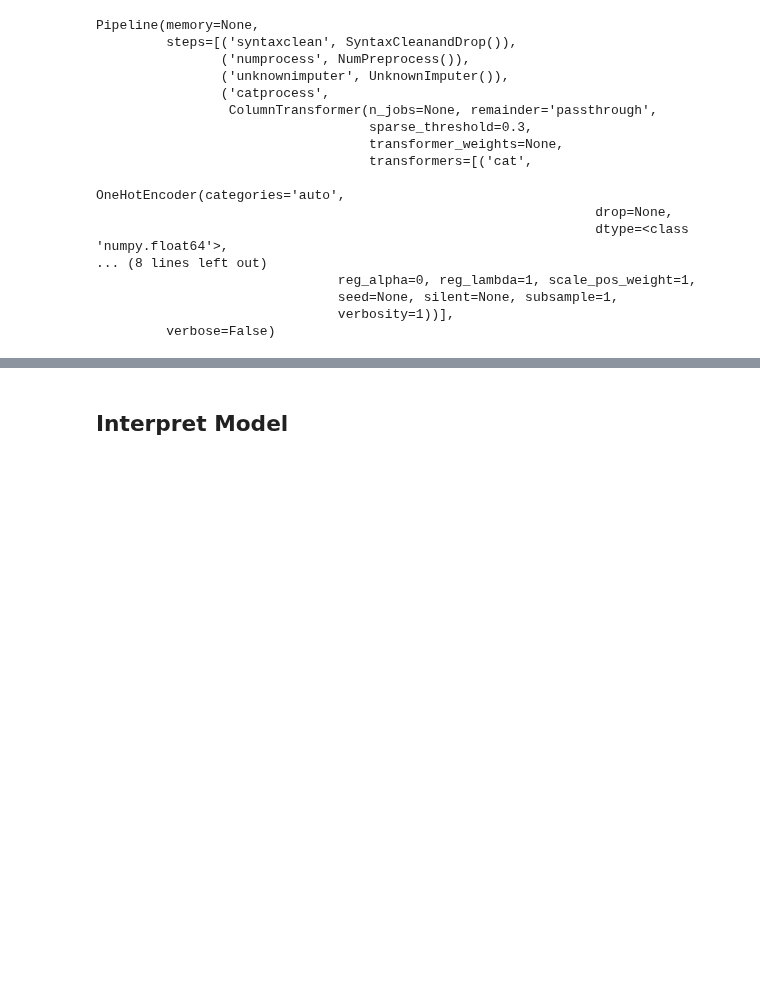
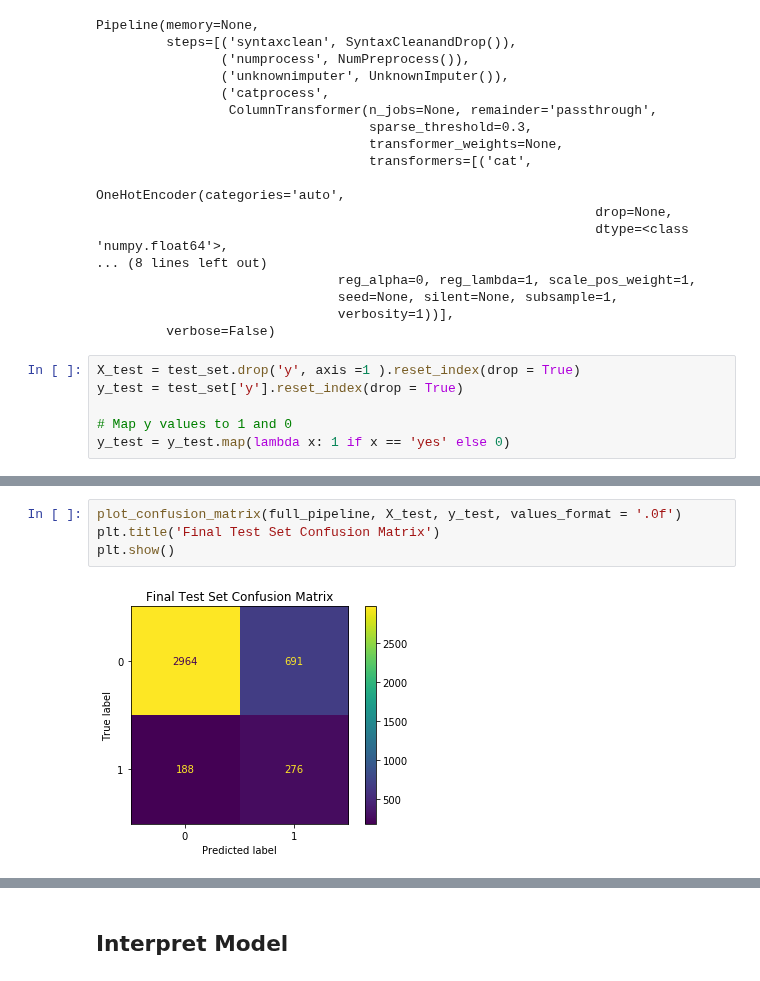
Before and after one commit to nadinezab/bank-marketing, a Jupyter notebook: bank-marketing.ipynb, the cells around one changed output, grey strips where cells are left out. Cells and saved outputs as stored; diff of their text form; blank space fills up the shorter version.

Commit message:
Add: test set predictions

```diff
--- a/bank-marketing.ipynb
+++ b/bank-marketing.ipynb
@@ -1891,3 +1904,9 @@ Pipeline(memory=None,
                                seed=None, silent=None, subsample=1,
                                verbosity=1))],
          verbose=False)
+# %%
+X_test = test_set.drop('y', axis =1 ).reset_index(drop = True)
+y_test = test_set['y'].reset_index(drop = True)
+
+# Map y values to 1 and 0
+y_test = y_test.map(lambda x: 1 if x == 'yes' else 0)
@@ -1893,0 +1929,6 @@ Pipeline(memory=None,
+# %%
+plot_confusion_matrix(full_pipeline, X_test, y_test, values_format = '.0f')
+plt.title('Final Test Set Confusion Matrix')
+plt.show()
+# %% [output]
+[figure, added]
```
Also changed, not shown: parts of 16 cells of this notebook.
